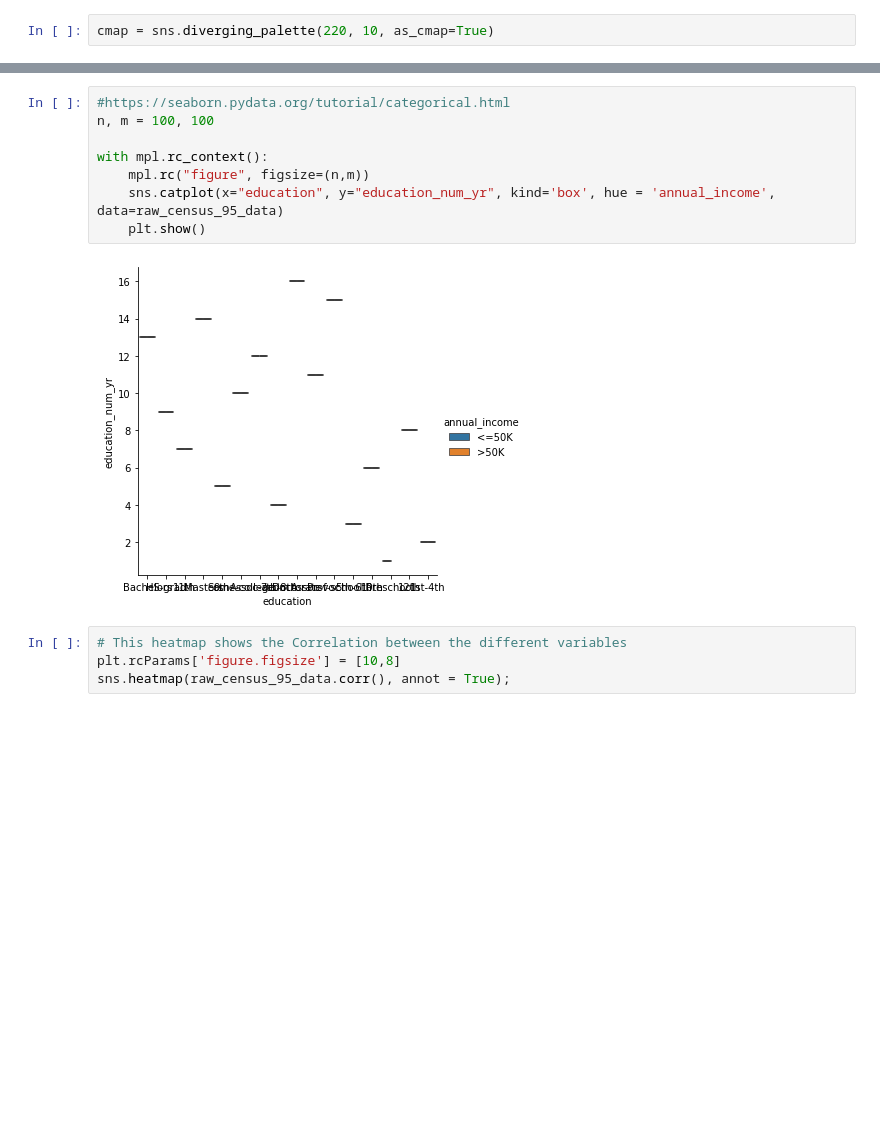
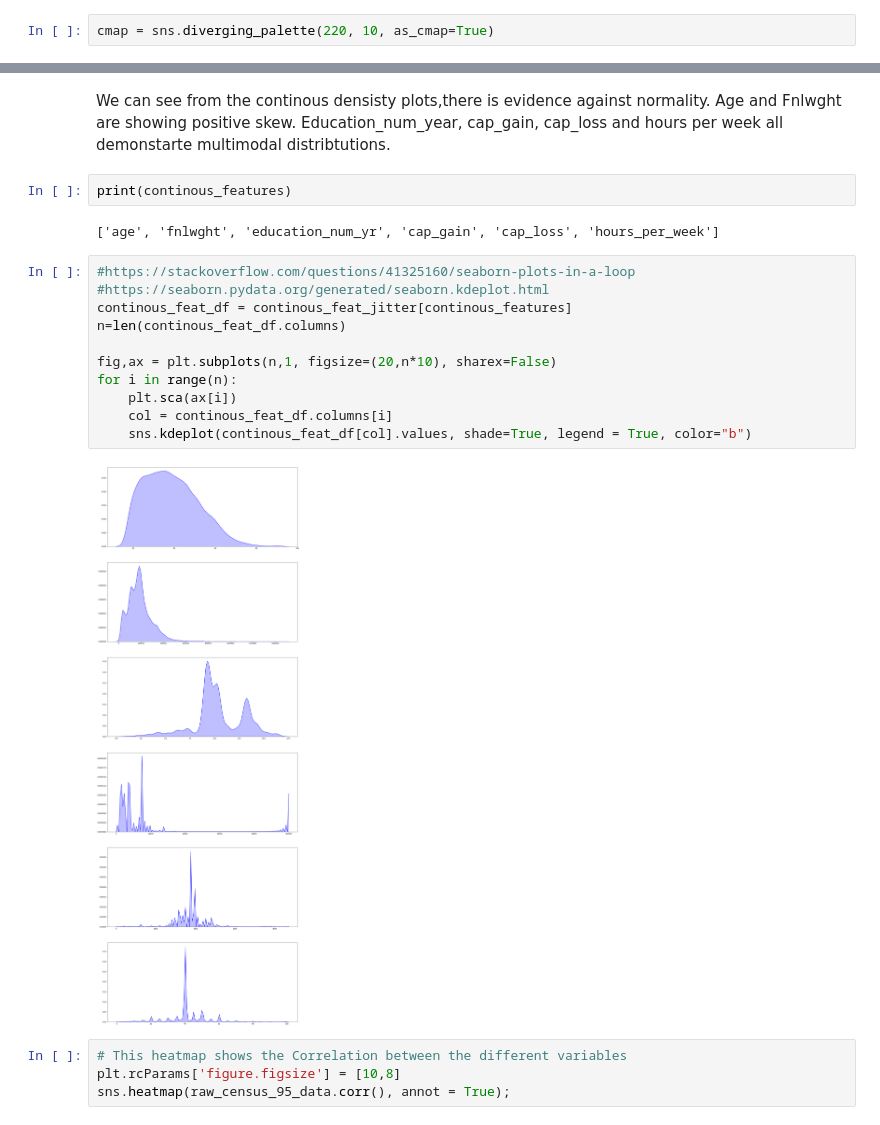
Before and after one commit to andrewmejia600/MSDS7331, a Jupyter notebook: Lab_1_95_census_data.ipynb, the cells around one changed output, grey strips where cells are left out. Drawn from its saved outputs; the diff is of its cells as text; blank space fills up the shorter version.

Commit message:
commited with KDE plots and pipeline for LR

```diff
--- a/Lab_1_95_census_data.ipynb
+++ b/Lab_1_95_census_data.ipynb
@@ -532,13 +532,22 @@ sns.pairplot(continous_feat_jitter,hue = 'annual_income', height=2)
-# %%
-#https://seaborn.pydata.org/tutorial/categorical.html
-n, m = 100, 100
-
-with mpl.rc_context():
-    mpl.rc("figure", figsize=(n,m))
-    sns.catplot(x="education", y="education_num_yr", kind='box', hue = 'annual_income', data=raw_census_95_data)
-    plt.show()
-# %% [output]
-[figure, removed]
+# %% [markdown]
+We can see from the continous densisty plots,there is evidence against normality. Age and Fnlwght are showing positive skew. Education_num_year, cap_gain, cap_loss and hours per week all demonstarte multimodal distribtutions.
+# %%
+print(continous_features)
+# %% [output]
+['age', 'fnlwght', 'education_num_yr', 'cap_gain', 'cap_loss', 'hours_per_week']
+# %%
+#https://stackoverflow.com/questions/41325160/seaborn-plots-in-a-loop
+#https://seaborn.pydata.org/generated/seaborn.kdeplot.html
+continous_feat_df = continous_feat_jitter[continous_features]
+n=len(continous_feat_df.columns)
+
+fig,ax = plt.subplots(n,1, figsize=(20,n*10), sharex=False)
+for i in range(n):
+    plt.sca(ax[i])
+    col = continous_feat_df.columns[i]
+    sns.kdeplot(continous_feat_df[col].values, shade=True, legend = True, color="b")
+# %% [output]
+[figure, added]
 # %%
 # This heatmap shows the Correlation between the different variables
 plt.rcParams['figure.figsize'] = [10,8]
```
Also changed, not shown: parts of 3 cells of this notebook.
